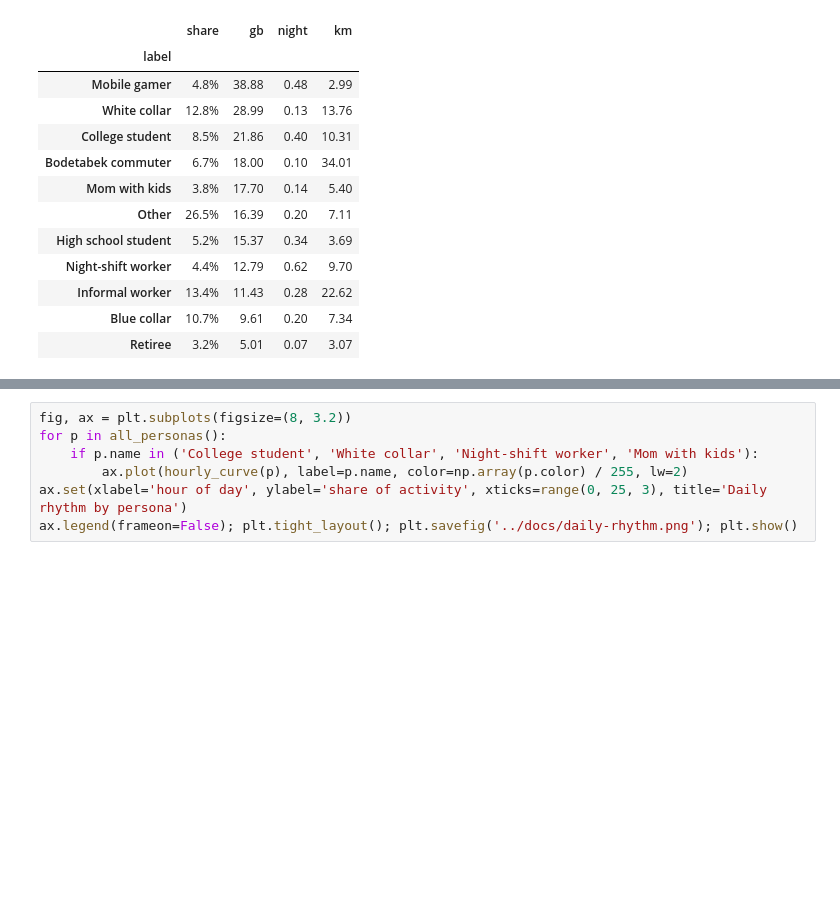
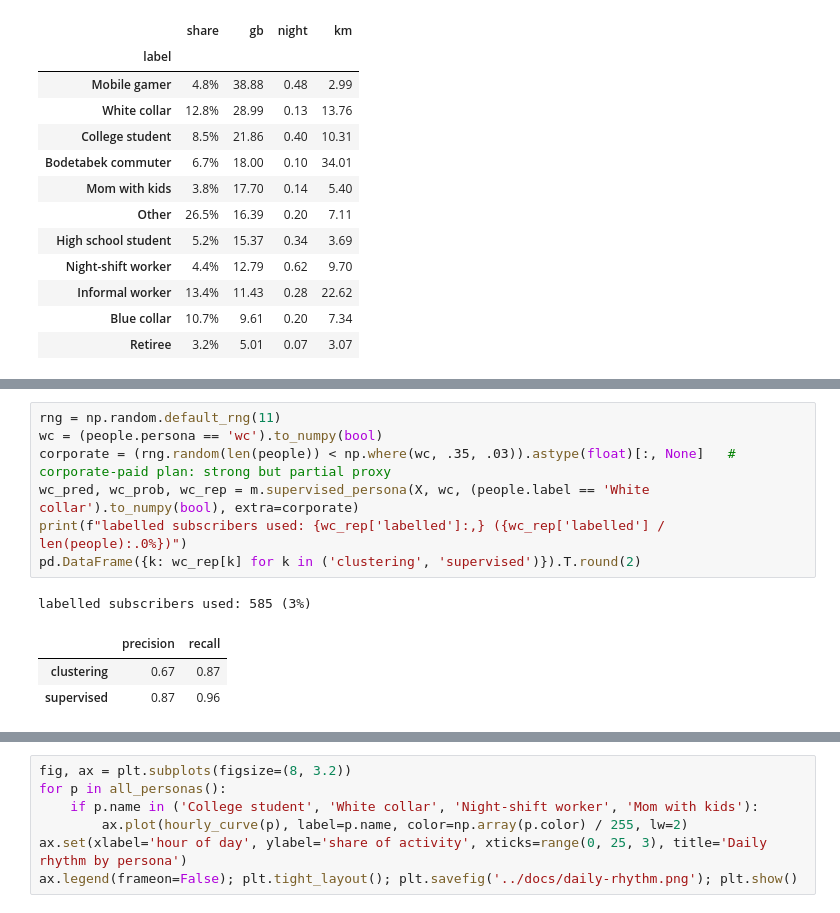
Before and after one commit to dhaneswaramandrasa/persona-atlas, a Jupyter notebook: notebooks/persona_atlas.ipynb, the cells around one changed output, grey strips where cells are left out. Saved outputs shown, nothing was run; the diff lists cells and outputs as text; blank space fills up the shorter version.

```diff
--- a/notebooks/persona_atlas.ipynb
+++ b/notebooks/persona_atlas.ipynb
@@ -100,0 +109,12 @@ summary.round(2).sort_values('gb', ascending=False)
+# %%
+rng = np.random.default_rng(11)
+wc = (people.persona == 'wc').to_numpy(bool)
+corporate = (rng.random(len(people)) < np.where(wc, .35, .03)).astype(float)[:, None]   # corporate-paid plan: strong but partial proxy
+wc_pred, wc_prob, wc_rep = m.supervised_persona(X, wc, (people.label == 'White collar').to_numpy(bool), extra=corporate)
+print(f"labelled subscribers used: {wc_rep['labelled']:,} ({wc_rep['labelled'] / len(people):.0%})")
+pd.DataFrame({k: wc_rep[k] for k in ('clustering', 'supervised')}).T.round(2)
+# %% [output]
+labelled subscribers used: 585 (3%)
+|  | precision | recall |
+| clustering | 0.67 | 0.87 |
+| supervised | 0.87 | 0.96 |
```
Also changed, not shown: parts of 3 cells of this notebook, 6 other files.
